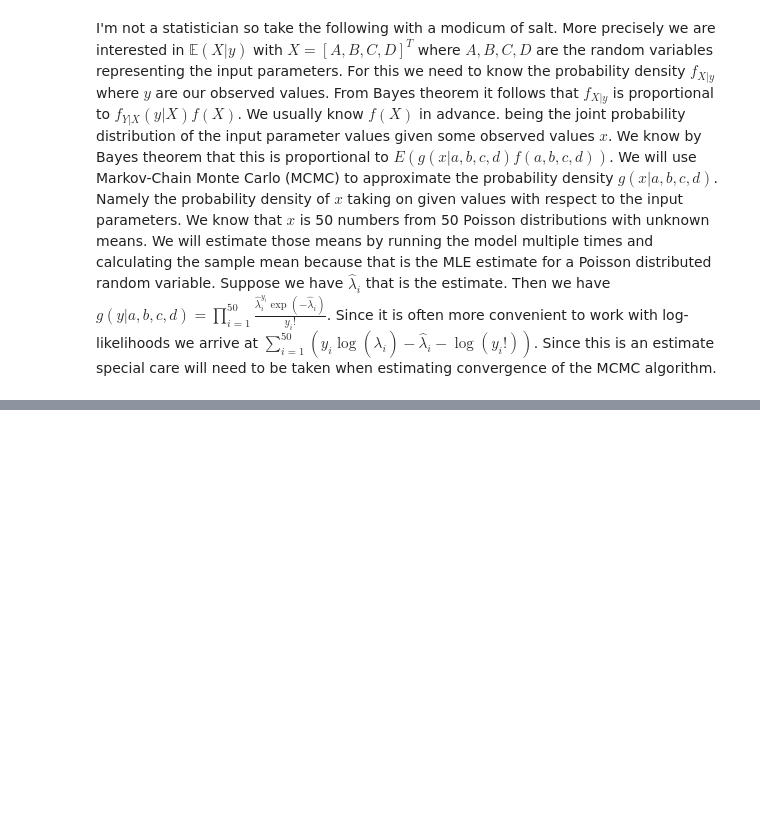
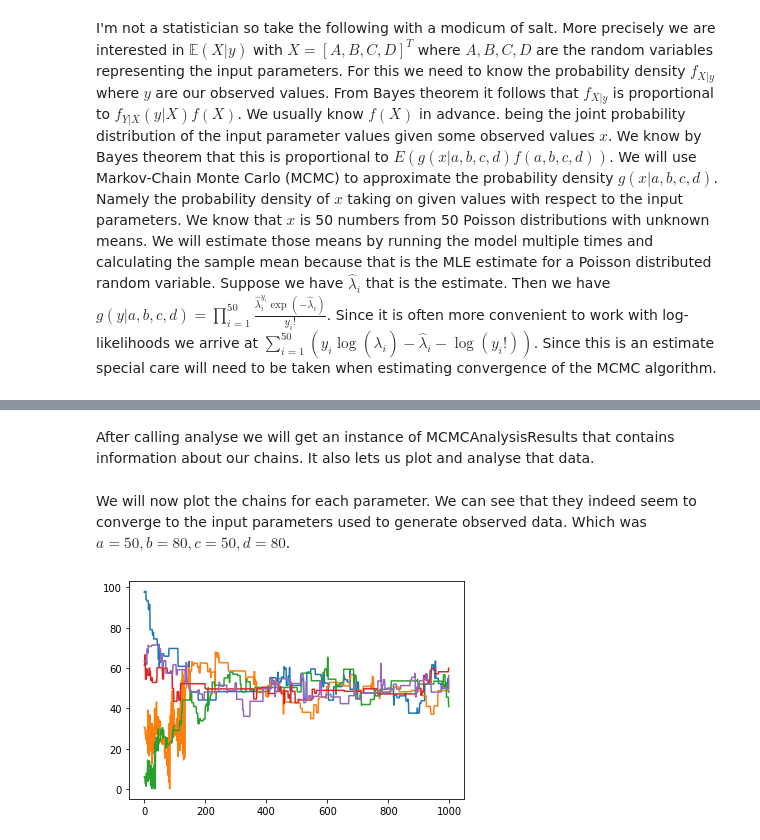
Before and after one commit to UCL-CCS/EasyVVUQ, a Jupyter notebook: tutorials/mcmc_tutorial.ipynb, the cells around one changed output, grey strips where cells are left out. Cells and saved outputs as stored; diff of their text form; code cells hidden in the pictures; blank space fills up the shorter version.

```diff
--- a/tutorials/mcmc_tutorial.ipynb
+++ b/tutorials/mcmc_tutorial.ipynb
@@ -148,0 +117,2 @@ plt.hlines(80, 0, 5000, color='r')
+# %% [markdown]
+After calling analyse we will get an instance of MCMCAnalysisResults that contains information about our chains. It also lets us plot and analyse that data.
@@ -148,0 +121,6 @@ plt.hlines(80, 0, 5000, color='r')
+# %% [markdown]
+We will now plot the chains for each parameter. We can see that they indeed seem to converge to the input parameters used to generate observed data. Which was $a = 50, b = 80, c = 50, d = 80$.
+# %%
+result.plot_chains('a')
+# %% [output]
+[figure, added]
```
Also changed, not shown: parts of 32 cells of this notebook, 1 other file.
